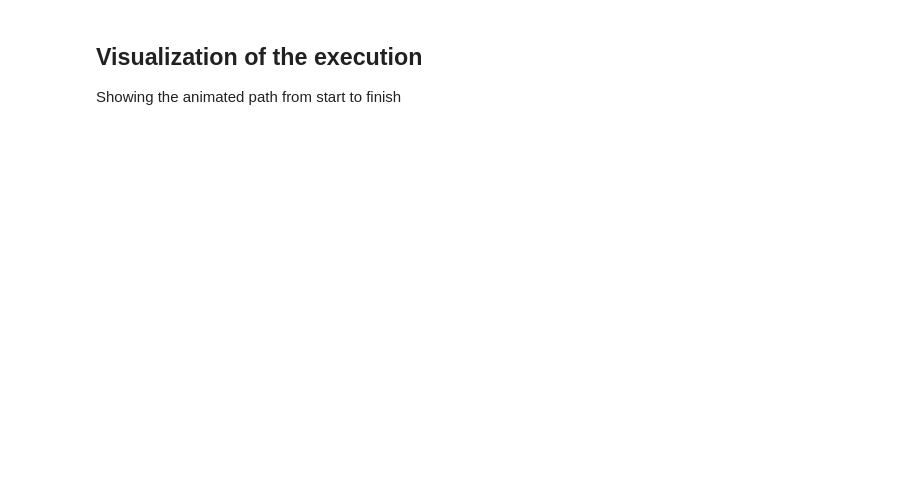
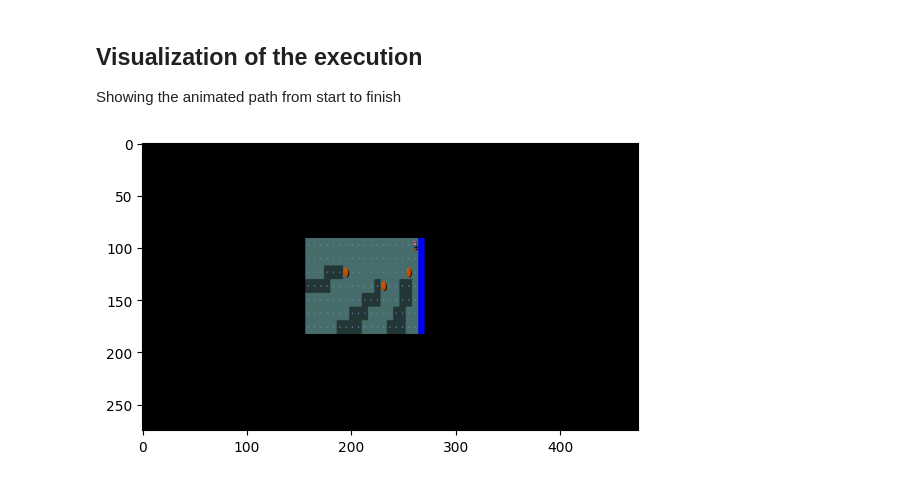
Before and after one commit to JacopoRaffi/AIF_Project, a Jupyter notebook: base_case_test.ipynb, the cells around one changed output. Cells and saved outputs as stored; diff of their text form; code cells hidden in the pictures; blank space fills up the shorter version.

```diff
--- a/base_case_test.ipynb
+++ b/base_case_test.ipynb
@@ -114,5 +162,24 @@ Showing the animated path from start to finish
 # %%
 actions, names = actions_from_path(start, agent_full_path)
 #player_pos = plot_animated_sequence(env,game, game_map,actions[1:]) #Remove first action because it is the start position
 
-#player_pos = plot_and_save_sequence(env,game, game_map,actions[1:])
+##Dictionary containing the gamestate ready to be saved
+gamestate = {}
+gamestate['start'] = start
+gamestate['game'] = game
+gamestate['env'] = env
+gamestate['game_map'] = game_map
+gamestate['actions'] = actions[1:]
+gamestate['names'] = names[1:]
+gamestate['boulders_list'] = boulders
+gamestate['river_positions'] = river_positions
+gamestate['coordinates_min_boulder'] = coordinates_min_boulder
+gamestate['final_position'] = final_position
+gamestate['path_boulder_river'] = path_boulder_river
+gamestate['path_player_to_pushing_position'] = path_player_to_pushing_position
+gamestate['agent_full_path'] = agent_full_path
+
+player_pos = plot_and_save_sequence(gamestate)
+#player_pos = plot_animated_sequence(env,game, game_map,actions[1:]) #Remove first action because it is the start position
+# %% [output]
+[figure, added]
```
Also changed, not shown: parts of 13 cells of this notebook, 2 other files.
